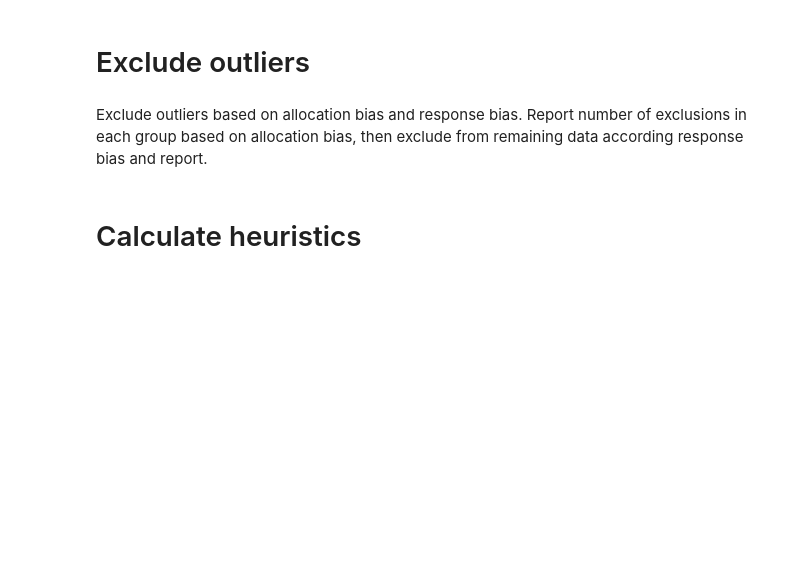
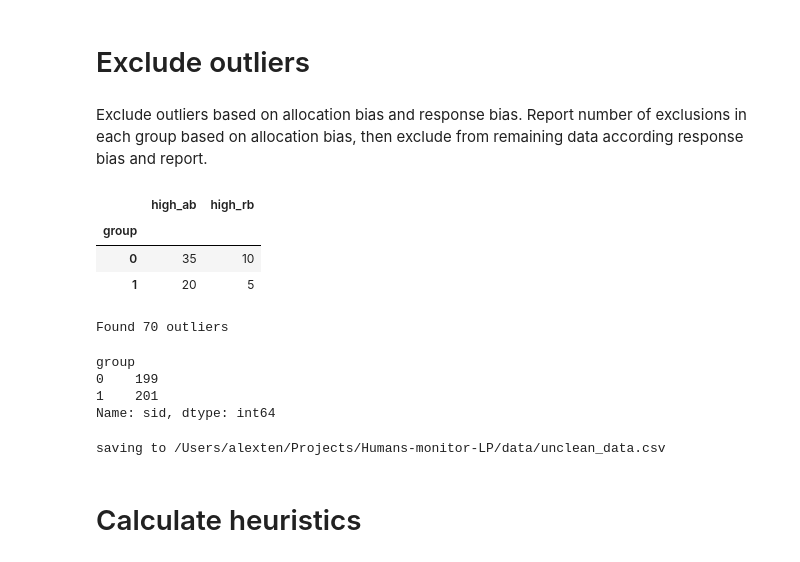
Before and after one commit to flowersteam/Humans-monitor-LP, a Jupyter notebook: prepare_data.ipynb, the cells around one changed output. Cells and saved outputs as stored; diff of their text form; code cells hidden in the pictures; blank space fills up the shorter version.

```diff
--- a/prepare_data.ipynb
+++ b/prepare_data.ipynb
@@ -148,35 +148,52 @@ def make_clean_dataset(input_data_path, save_path, **kwargs):
 
         # Response bias
         response_bias = sdf.groupby('family').apply(rbf).mean()
         df.loc[sid, 'resp_bias'] = response_bias
 
     # Detect high allocation variance and response bias
     df_ = df.reset_index().groupby('sid').head(1).reset_index()
     df_['high_ab'] = df_.alloc_bias >= kwargs['ab_crit']
     df_['high_rb'] = np.logical_and(df_.resp_bias > df_.resp_bias.mean() + kwargs['rb_crit'] * df_.resp_bias.std(), ~df_.high_ab)
 
     display(df_.groupby(by='group')[['high_ab', 'high_rb']].sum().astype(int))
     print('Found {} outliers'.format(np.logical_or(df_.high_ab, df_.high_rb).sum()))
 
     # Exclude outliers
     outlier = df_.loc[df_.high_ab | df_.high_rb, 'sid']
-    df = df.loc[~df.index.isin(outlier), :]
+    df = df.loc[~df.index.isin(outlier), :] if exclude else df
     display(df.reset_index().groupby(by='group')['sid'].nunique())
 
     # Save data
     if save_path:
         print('saving to {}'.format(path.abspath(save_path)))
         df.reset_index().to_csv(save_path, index=False)
 
 
+exclude = False
+save_path = 'data/clean_data.csv' if exclude else 'data/unclean_data.csv'
+
 make_clean_dataset(
     input_data_path = 'data/combined_main.csv',
-    save_path = 'data/clean_data.csv',
+    save_path = save_path,
 
     # Set outlier criteria
     ab_crit = 100,   # allocation variance critical value
     rb_crit = 2 ,    # response bias critical value
+
+    # Retain or not
+    exclude = exclude
 )
+# %% [output]
+|  | high_ab | high_rb |
+| group |  |  |
+| 0 | 35 | 10 |
+| 1 | 20 | 5 |
+Found 70 outliers
+group
+0    199
+1    201
+Name: sid, dtype: int64
+saving to /Users/alexten/Projects/Humans-monitor-LP/data/unclean_data.csv
 # %% [markdown]
 # Calculate heuristics
 # %% [markdown]
```
Also changed, not shown: parts of 1 cell of this notebook, 6 other files.
